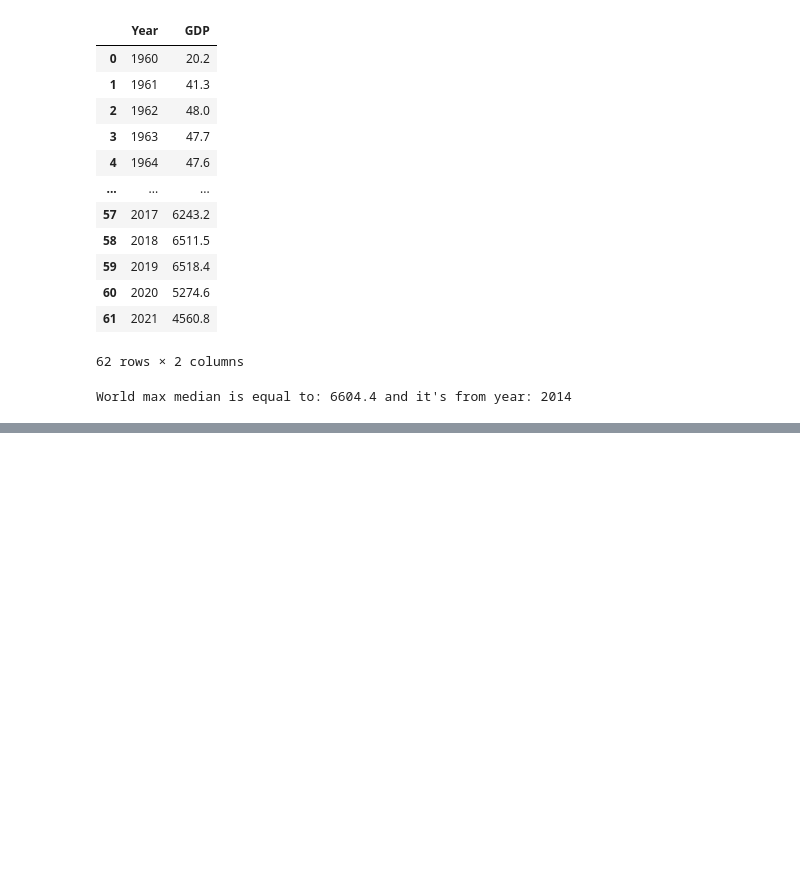
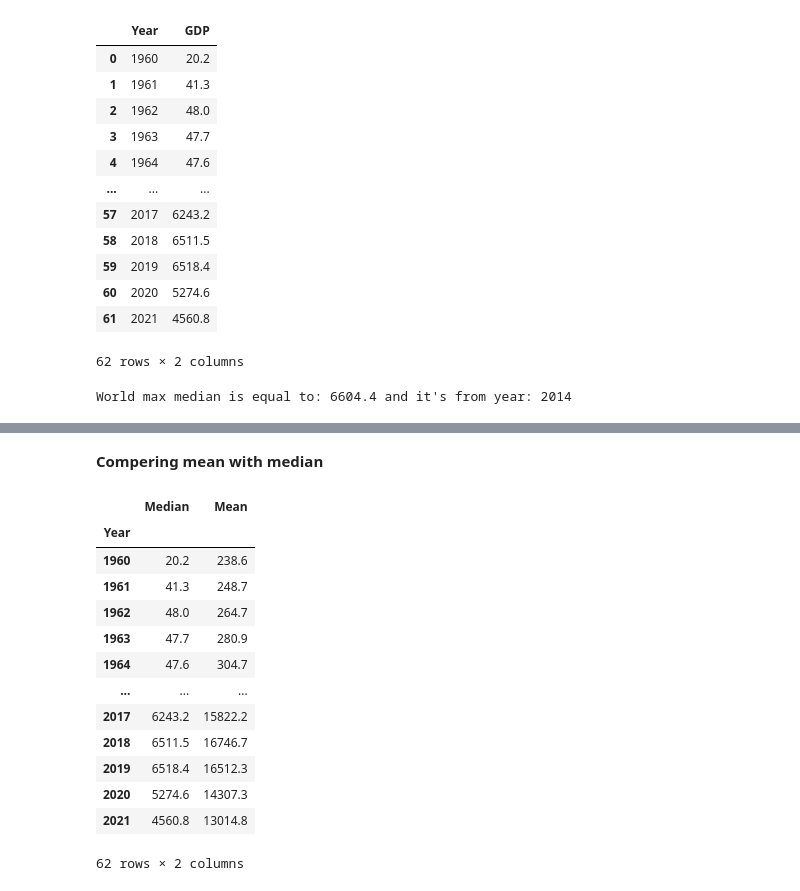
Before and after one commit to NorthBrainsAnalytics/GDP-per-capita, a Jupyter notebook: GDP per capita.ipynb, the cells around one changed output, grey strips where cells are left out. Saved outputs shown, nothing was run; the diff lists cells and outputs as text; code cells hidden in the pictures; blank space fills up the shorter version.

```diff
--- a/GDP per capita.ipynb
+++ b/GDP per capita.ipynb
@@ -90,0 +158,22 @@ World min median is equal to: 20.2 and it's from year: 1960
+# %% [markdown]
+<b>Compering mean with median</b>
+# %%
+MMdf = pd.merge(MDdf, MEdf, how = 'left', on = ['Year']) #merged two tables MDdf and MEdf by the year
+MMdf.columns = ['Year', 'Median', 'Mean']
+MMdf = MMdf.set_index('Year') #index will add into the chart automaticlly as x label
+MMdf
+# %% [output]
+|  | Median | Mean |
+| Year |  |  |
+| 1960 | 20.2 | 238.6 |
+| 1961 | 41.3 | 248.7 |
+| 1962 | 48.0 | 264.7 |
+| 1963 | 47.7 | 280.9 |
+| 1964 | 47.6 | 304.7 |
+| ... | ... | ... |
+| 2017 | 6243.2 | 15822.2 |
+| 2018 | 6511.5 | 16746.7 |
+| 2019 | 6518.4 | 16512.3 |
+| 2020 | 5274.6 | 14307.3 |
+| 2021 | 4560.8 | 13014.8 |
+62 rows × 2 columns
```
Also changed, not shown: parts of 14 cells of this notebook, 1 other file.
